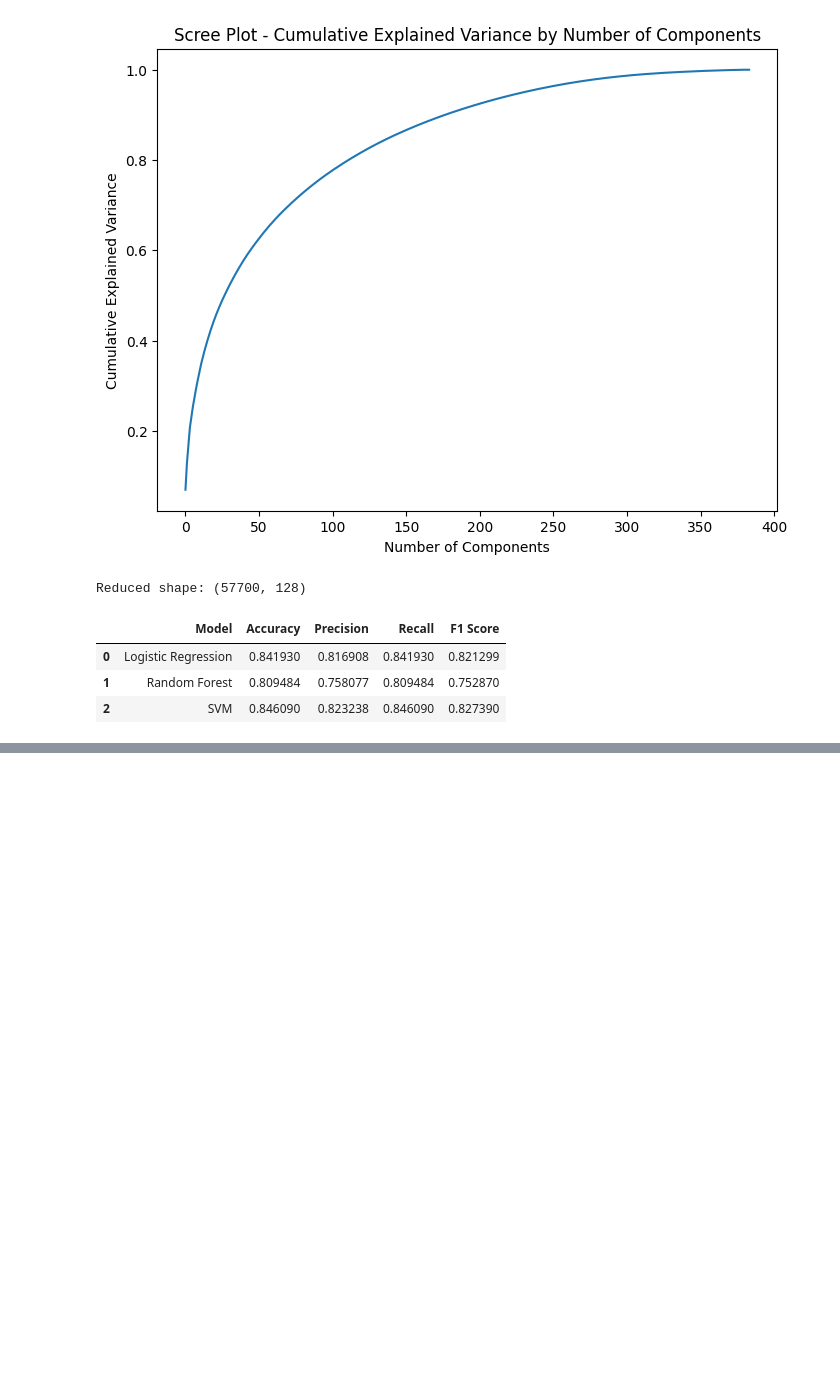
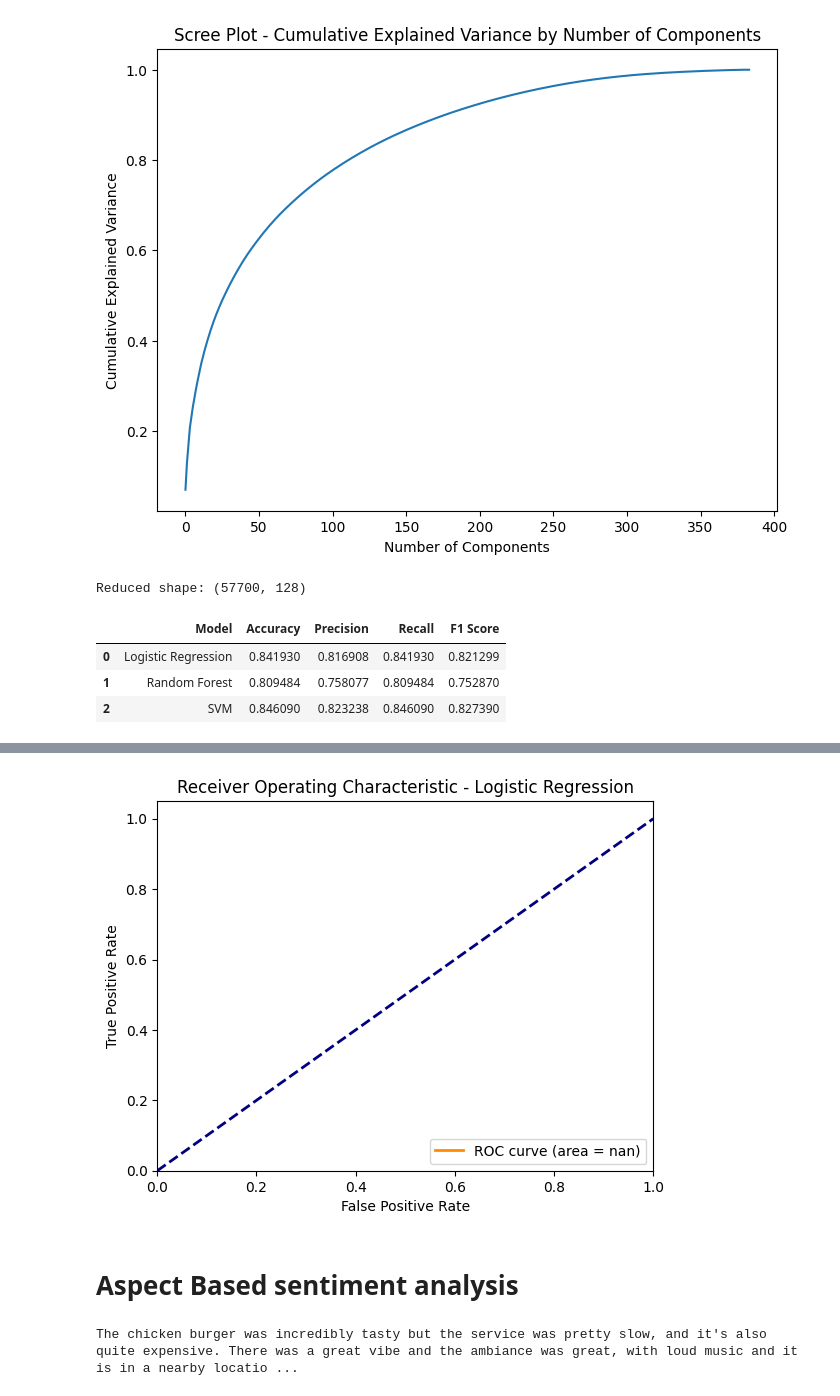
Before and after one commit to sairin94/yelp-recommendation, a Jupyter notebook: notebooks/explore_dataset.ipynb, the cells around one changed output, grey strips where cells are left out. Saved outputs shown, nothing was run; the diff lists cells and outputs as text; code cells hidden in the pictures; blank space fills up the shorter version.

```diff
--- a/notebooks/explore_dataset.ipynb
+++ b/notebooks/explore_dataset.ipynb
@@ -413,0 +459,50 @@ metrics_df.head()
+# %%
+from sklearn.metrics import precision_recall_curve, roc_curve, auc
+from sklearn.preprocessing import label_binarize
+import matplotlib.pyplot as plt
+
+# Binarize the output
+y_test_bin = label_binarize(y_test, classes=[-1, 0, 1])
+
+# Define class labels
+class_names = ['Negative', 'Neutral', 'Positive']
+
+# Loop through the models list
+for model_dict in models:
+
+
+    model = model_dict['model']
+    model_name = model_dict['name']
+    if model_name in ['Logistic Regression','Random_Forest']:
+
+        # Calculate the probability of each class
+        y_score = model.predict_proba(X_test_reduced)
+
+        # Compute ROC curve and ROC area for each class
+        fpr = dict()
+        tpr = dict()
+        roc_auc = dict()
+        for i in range(len(class_names)):
+            fpr[i], tpr[i], _ = roc_curve(y_test_bin[:, i], y_score[:, i])
+            roc_auc[i] = auc(fpr[i], tpr[i])
+
+        # Compute micro-average ROC curve and ROC area
+        fpr["micro"], tpr["micro"], _ = roc_curve(y_test_bin.ravel(), y_score.ravel())
+        roc_auc["micro"] = auc(fpr["micro"], tpr["micro"])
+
+        # Plot the ROC curve
+        plt.figure()
+        lw = 2
+        plt.plot(fpr[2], tpr[2], color='darkorange', lw=lw, label='ROC curve (area = %0.2f)' % roc_auc[2])
+        plt.plot([0, 1], [0, 1], color='navy', lw=lw, linestyle='--')
+        plt.xlim([0.0, 1.0])
+        plt.ylim([0.0, 1.05])
+        plt.xlabel('False Positive Rate')
+        plt.ylabel('True Positive Rate')
+        plt.title(f'Receiver Operating Characteristic - {model_name}')
+        plt.legend(loc="lower right")
+        plt.show()
+# %% [output]
+[figure, added]
+# %% [markdown]
+# Aspect Based sentiment analysis
@@ -413,0 +515,5 @@ metrics_df.head()
+# %%
+doc = nlp(review)
+print(doc)
+# %% [output]
+The chicken burger was incredibly tasty but the service was pretty slow, and it's also quite expensive. There was a great vibe and the ambiance was great, with loud music and it is in a nearby locatio ...
```
Also changed, not shown: parts of 14 cells of this notebook, 9 other files.
